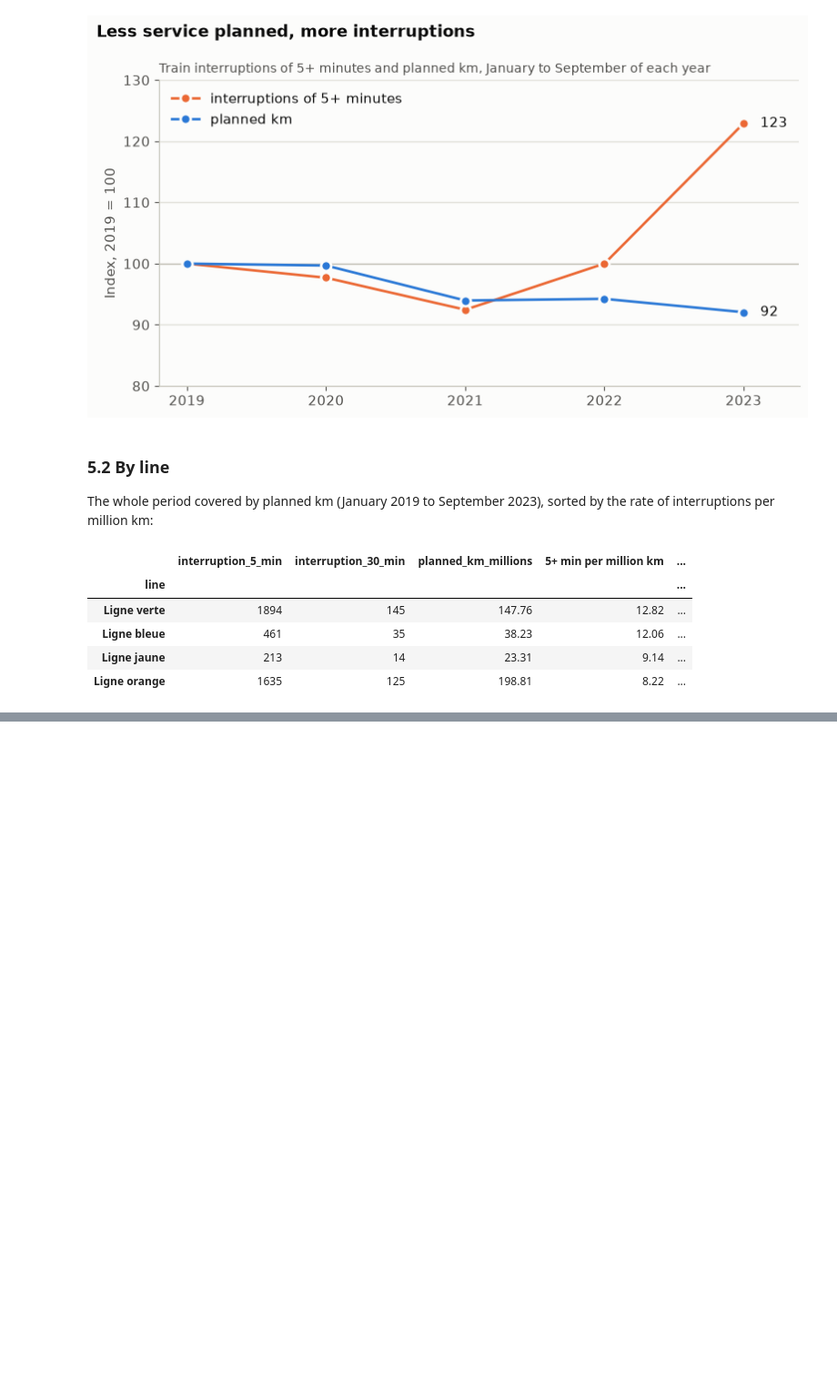
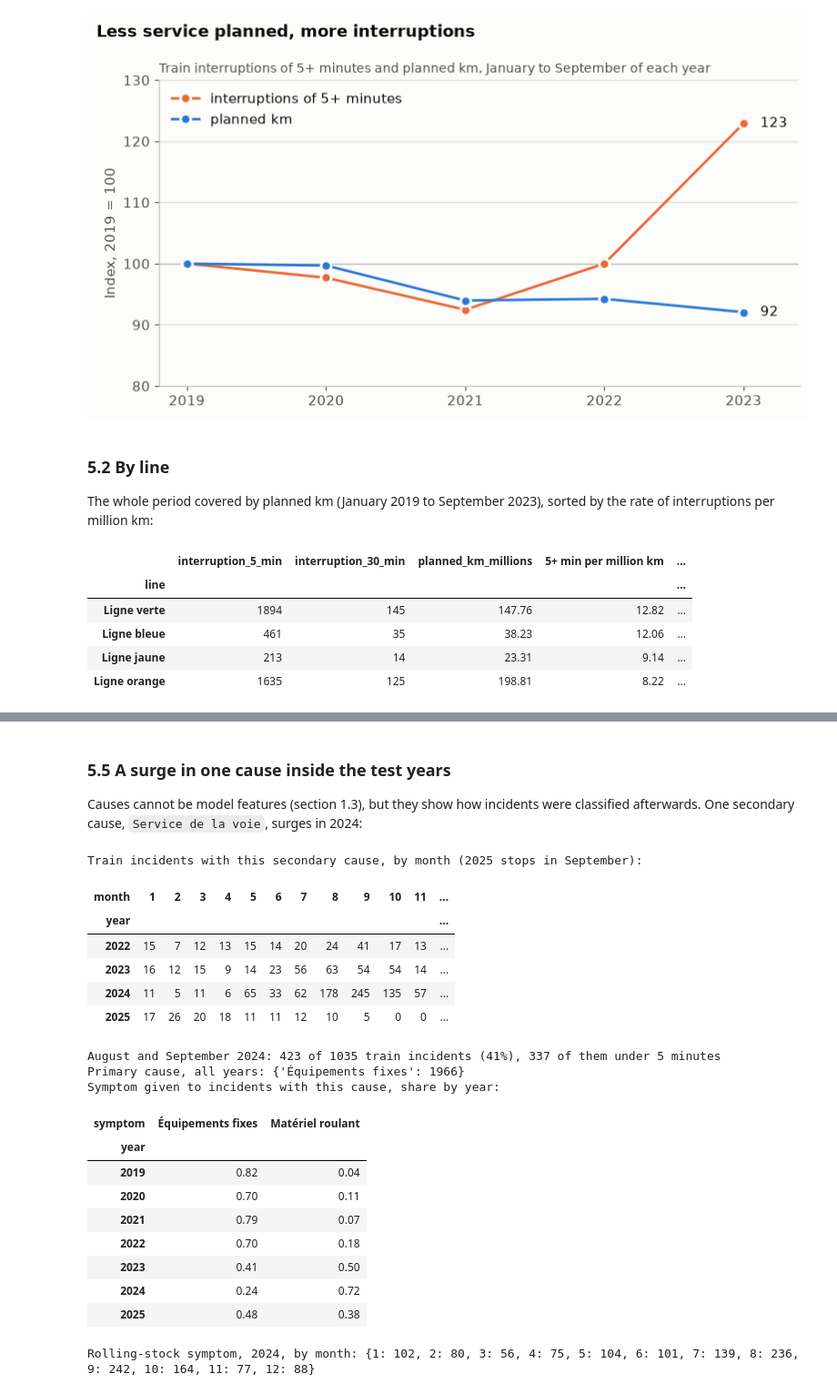
Before and after one commit to nirtiac/DS_challenge, a Jupyter notebook: modelling.ipynb, the cells around one changed output, grey strips where cells are left out. Shown at 91% size. Cells and saved outputs as stored; diff of their text form; code cells hidden in the pictures; blank space fills up the shorter version.

```diff
--- a/modelling.ipynb
+++ b/modelling.ipynb
@@ -959,0 +1363,44 @@ interruptions (14), so its 30-minute rate is uncertain.
+# %% [markdown]
+### 5.5 A surge in one cause inside the test years
+
+Causes cannot be model features (section 1.3), but they show how incidents were classified
+afterwards. One secondary cause, `Service de la voie`, surges in 2024:
+# %%
+track_service = trains[trains["secondary_cause"] == "Service de la voie"]
+print("Train incidents with this secondary cause, by month (2025 stops in September):")
+display(track_service[track_service["year"] >= 2022]
+        .groupby(["year", "month"]).size().unstack("month", fill_value=0))
+
+aug_sep_2024 = trains[(trains["year"] == 2024) & trains["month"].isin([8, 9])]
+surge = aug_sep_2024[aug_sep_2024["secondary_cause"] == "Service de la voie"]
+print(f"August and September 2024: {len(surge)} of {len(aug_sep_2024)} train incidents "
+      f"({len(surge) / len(aug_sep_2024):.0%}), {(surge['bucket_min_minutes'] < 5).sum()} of them under 5 minutes")
+print("Primary cause, all years:", track_service["primary_cause"].value_counts().to_dict())
+
+print("Symptom given to incidents with this cause, share by year:")
+symptom_by_year = pd.crosstab(track_service["year"], track_service["symptom"], normalize="index")
+display(symptom_by_year[["Équipements fixes", "Matériel roulant"]].round(2))
+
+rolling_stock_2024 = trains[(trains["year"] == 2024) & (trains["symptom"] == "Matériel roulant")]
+print("Rolling-stock symptom, 2024, by month:", rolling_stock_2024.groupby("month").size().to_dict())
+# %% [output]
+Train incidents with this secondary cause, by month (2025 stops in September):
+| month | 1 | 2 | 3 | 4 | 5 | 6 | 7 | 8 | 9 | 10 | 11 | ... |
+| year |  |  |  |  |  |  |  |  |  |  |  | ... |
+| 2022 | 15 | 7 | 12 | 13 | 15 | 14 | 20 | 24 | 41 | 17 | 13 | ... |
+| 2023 | 16 | 12 | 15 | 9 | 14 | 23 | 56 | 63 | 54 | 54 | 14 | ... |
+| 2024 | 11 | 5 | 11 | 6 | 65 | 33 | 62 | 178 | 245 | 135 | 57 | ... |
+| 2025 | 17 | 26 | 20 | 18 | 11 | 11 | 12 | 10 | 5 | 0 | 0 | ... |
+August and September 2024: 423 of 1035 train incidents (41%), 337 of them under 5 minutes
+Primary cause, all years: {'Équipements fixes': 1966}
+Symptom given to incidents with this cause, share by year:
+| symptom | Équipements fixes | Matériel roulant |
+| year |  |  |
+| 2019 | 0.82 | 0.04 |
+| 2020 | 0.70 | 0.11 |
+| 2021 | 0.79 | 0.07 |
+| 2022 | 0.70 | 0.18 |
+| 2023 | 0.41 | 0.50 |
+| 2024 | 0.24 | 0.72 |
+| 2025 | 0.48 | 0.38 |
+Rolling-stock symptom, 2024, by month: {1: 102, 2: 80, 3: 56, 4: 75, 5: 104, 6: 101, 7: 139, 8: 236, 9: 242, 10: 164, 11: 77, 12: 88}
```
Also changed, not shown: parts of 59 cells of this notebook, 4 other files.
